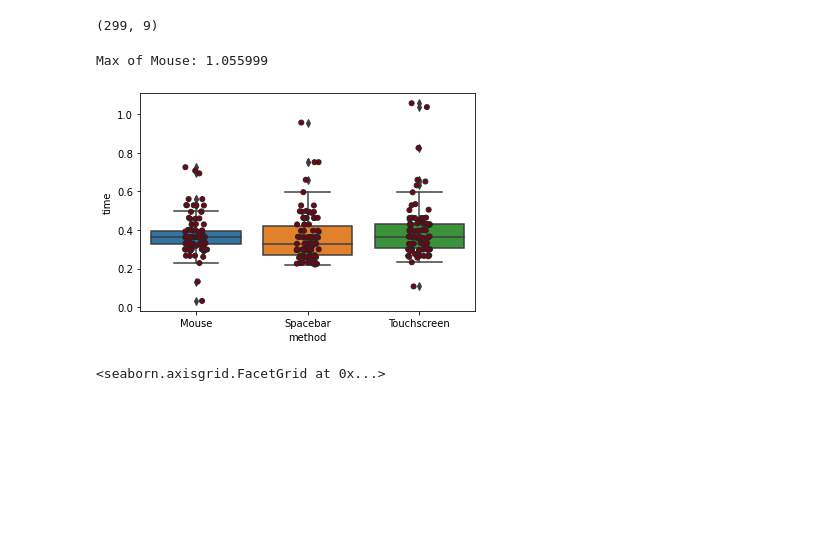
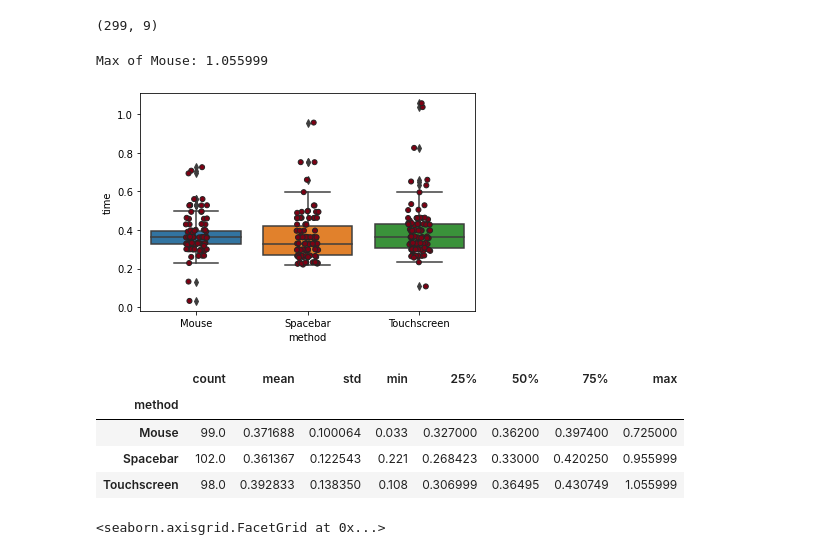
Before and after one commit to AbominableBouwman/516x-bouwman, a Jupyter notebook: JupyterNotebooks/Data Exploration.ipynb, the cells around one changed output. Cells and saved outputs as stored; diff of their text form; code cells hidden in the pictures; blank space fills up the shorter version.

```diff
--- a/JupyterNotebooks/Data Exploration.ipynb
+++ b/JupyterNotebooks/Data Exploration.ipynb
@@ -222,12 +247,18 @@ df_out.shape
 # %%
 #Box plot of the remaining values
 print("Max of Mouse:", max(df_out[df_out['method'] == 'Touchscreen']['time']))
 ax = sns.boxplot(x='method', y='time', data=df_out)
 ax = sns.stripplot(x='method', y='time', data=df_out, color='#7d0013', linewidth = 1)
 plt.show()
+df_out.groupby(['method'])['time'].describe()
 # %% [output]
 Max of Mouse: 1.055999
-[figure, old version]
+[figure, new version]
+|  | count | mean | std | min | 25% | 50% | 75% | max |
+| method |  |  |  |  |  |  |  |  |
+| Mouse | 99.0 | 0.371688 | 0.100064 | 0.033 | 0.327000 | 0.36200 | 0.397400 | 0.725000 |
+| Spacebar | 102.0 | 0.361367 | 0.122543 | 0.221 | 0.268423 | 0.33000 | 0.420250 | 0.955999 |
+| Touchscreen | 98.0 | 0.392833 | 0.138350 | 0.108 | 0.306999 | 0.36495 | 0.430749 | 1.055999 |
 # %%
 sns.displot(df_out, x="time", hue='method', kind="kde")
 # %% [output]
```
Also changed, not shown: parts of 7 cells of this notebook, 1 other file.
